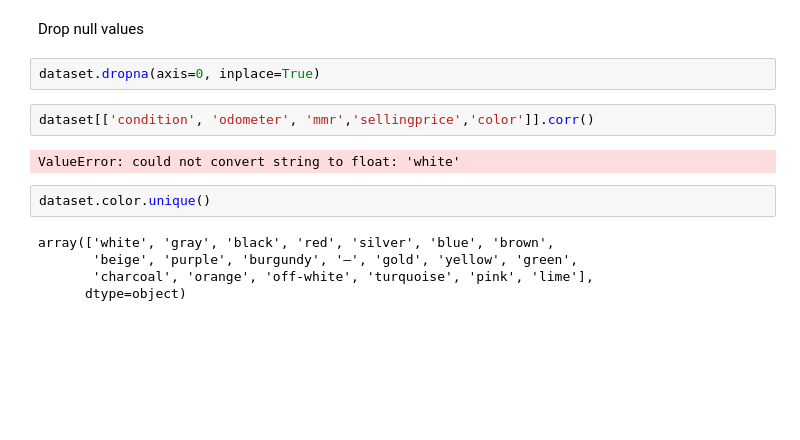
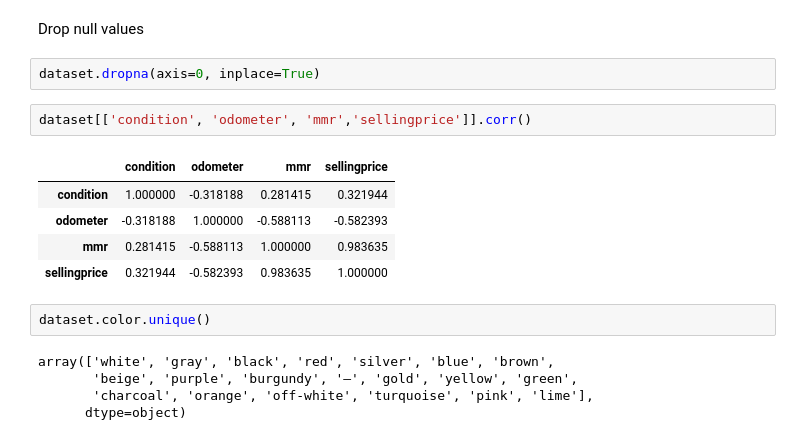
Before and after one commit to mj301296/CarRentalPricingPrediction, a Jupyter notebook: analysis/data_exploration.ipynb, the cells around one changed output. Cells and saved outputs as stored; diff of their text form; blank space fills up the shorter version.

```diff
--- a/analysis/data_exploration.ipynb
+++ b/analysis/data_exploration.ipynb
@@ -60,9 +51,13 @@ Drop null values
 # %%
 dataset.dropna(axis=0, inplace=True)
 # %%
-dataset[['condition', 'odometer', 'mmr','sellingprice','color']].corr()
+dataset[['condition', 'odometer', 'mmr','sellingprice']].corr()
 # %% [output]
-ValueError: could not convert string to float: 'white'
+|  | condition | odometer | mmr | sellingprice |
+| condition | 1.000000 | -0.318188 | 0.281415 | 0.321944 |
+| odometer | -0.318188 | 1.000000 | -0.588113 | -0.582393 |
+| mmr | 0.281415 | -0.588113 | 1.000000 | 0.983635 |
+| sellingprice | 0.321944 | -0.582393 | 0.983635 | 1.000000 |
 # %%
 dataset.color.unique()
 # %% [output]
```
Also changed, not shown: parts of 5 cells of this notebook, 13 other files.
